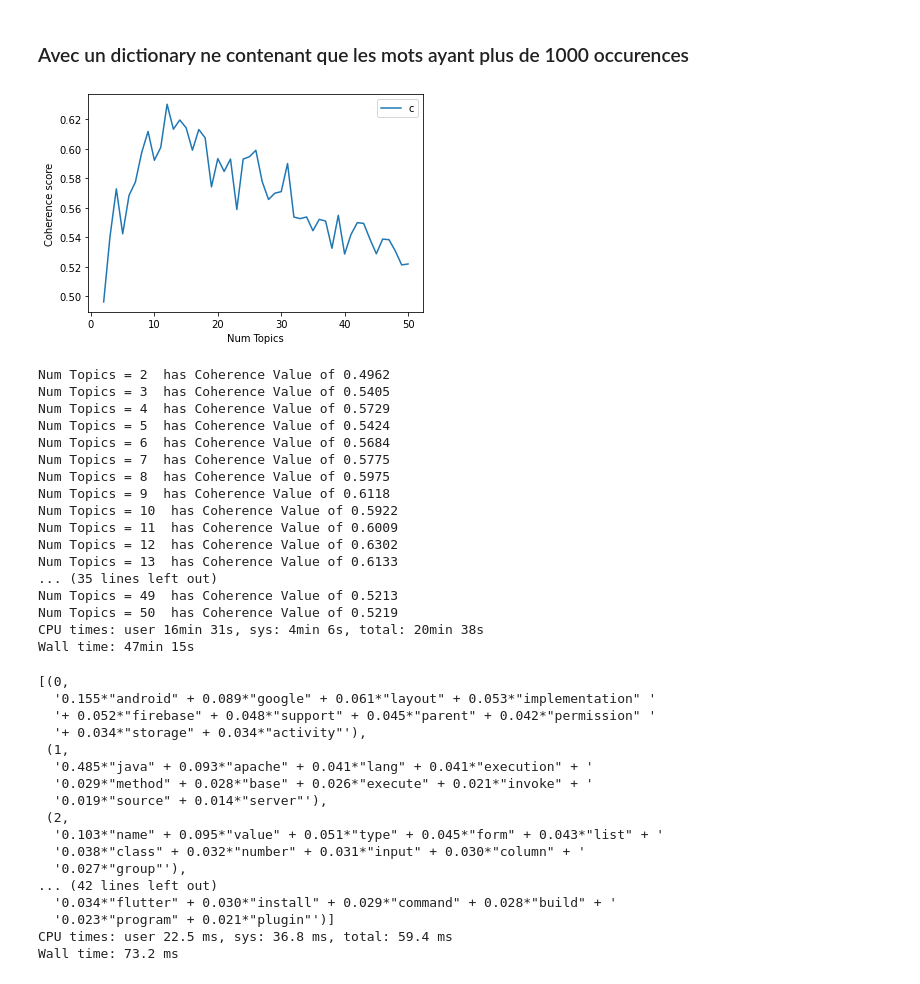
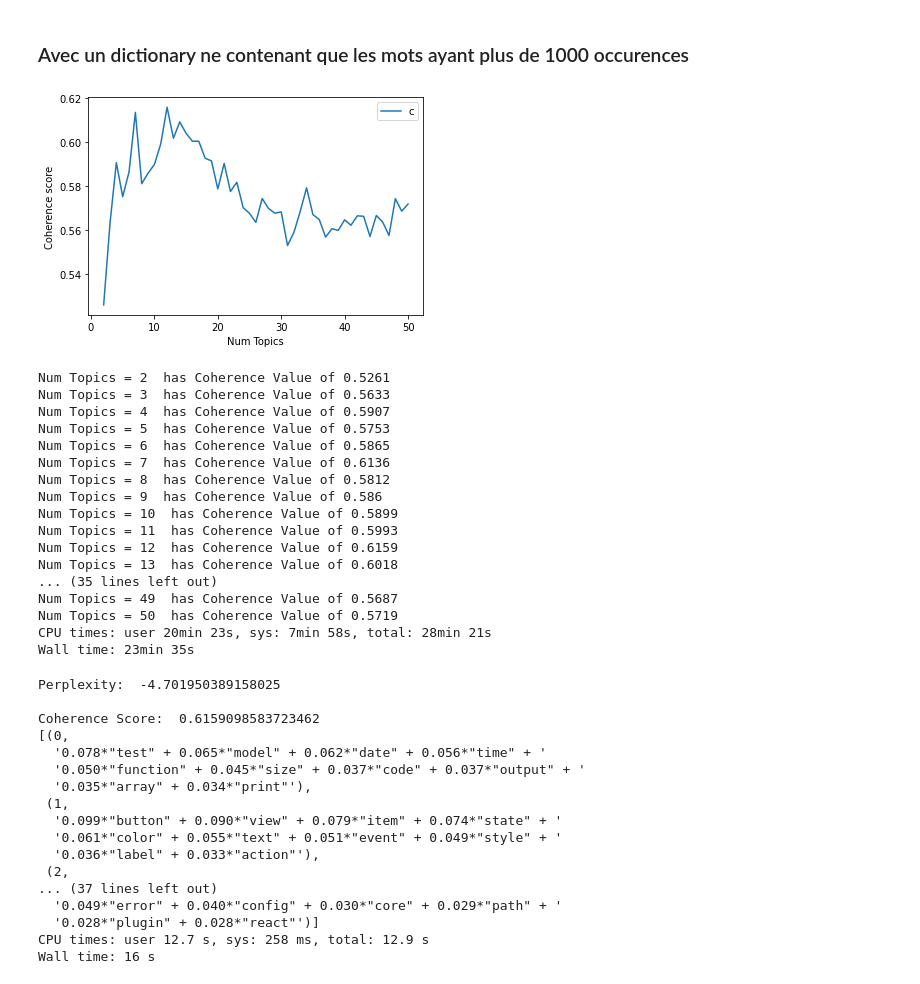
Before and after one commit to cedricsoares/openclassrooms-categoriser-automatiquement-des-questions, a Jupyter notebook: P5_01_notebooksnonsupervise.ipynb, the cells around one changed output. Drawn from its saved outputs; the diff is of its cells as text; code cells hidden in the pictures.

```diff
--- a/P5_01_notebooksnonsupervise.ipynb
+++ b/P5_01_notebooksnonsupervise.ipynb
@@ -54,7 +54,7 @@ def compute_coherence_values(dictionary, corpus, texts, limit, mallet=False, sta
                                 random_state=42,
                                 chunksize=100,
                                 passes=10,
-                                workers=3)
+                                workers=7)
 
         model_list.append(model)
         coherencemodel = CoherenceModel(model=model, texts=texts, dictionary=dictionary, coherence='c_v')
@@ -478,7 +480,7 @@ data = pd.read_pickle("./data/cleaned_corpus.pkl")
 texts = data['splitted_text'].to_list()
 id2word = corpora.Dictionary(texts)
 bow_corpus = [id2word.doc2bow(text) for text in texts]
-tfidf = TfidfModel(corpus)
+tfidf = TfidfModel(bow_corpus)
 tfidf_corpus = [tfidf[text] for text in bow_corpus]
 
 model_list, coherence_values = compute_coherence_values(mallet=False, dictionary=id2word, corpus=tfidf_corpus, texts=texts, start=2, limit=51, step=1)
@@ -692,66 +694,73 @@ Wall time: 13.3 s
 # %%
 %%time
 data = pd.read_pickle("./data/cleaned_corpus.pkl")
 texts = data['splitted_text'].to_list()
 id2word = corpora.Dictionary(texts)
-id2word.filter_extremes(no_below=500)
+id2word.filter_extremes(no_below=1000)
 bow_corpus = [id2word.doc2bow(text) for text in texts]
 
 model_list, coherence_values = compute_coherence_values(mallet=False, dictionary=id2word, corpus=bow_corpus, texts=texts, start=2, limit=51, step=1)
 
 limit=51; start=2; step=1;
 x = range(start, limit, step)
 plt.plot(x, coherence_values)
 plt.xlabel("Num Topics")
 plt.ylabel("Coherence score")
 plt.legend(("coherence_values"), loc='best')
 plt.show()
 
 for m, cv in zip(x, coherence_values):
     print("Num Topics =", m, " has Coherence Value of", round(cv, 4))
 # %% [output]
-[figure, old version]
+[figure, new version]
-Num Topics = 2  has Coherence Value of 0.4962
-Num Topics = 3  has Coherence Value of 0.5405
-Num Topics = 4  has Coherence Value of 0.5729
-Num Topics = 5  has Coherence Value of 0.5424
-Num Topics = 6  has Coherence Value of 0.5684
-Num Topics = 7  has Coherence Value of 0.5775
-Num Topics = 8  has Coherence Value of 0.5975
-Num Topics = 9  has Coherence Value of 0.6118
-Num Topics = 10  has Coherence Value of 0.5922
-Num Topics = 11  has Coherence Value of 0.6009
-Num Topics = 12  has Coherence Value of 0.6302
-Num Topics = 13  has Coherence Value of 0.6133
+Num Topics = 2  has Coherence Value of 0.5261
+Num Topics = 3  has Coherence Value of 0.5633
+Num Topics = 4  has Coherence Value of 0.5907
+Num Topics = 5  has Coherence Value of 0.5753
+Num Topics = 6  has Coherence Value of 0.5865
+Num Topics = 7  has Coherence Value of 0.6136
+Num Topics = 8  has Coherence Value of 0.5812
+Num Topics = 9  has Coherence Value of 0.586
+Num Topics = 10  has Coherence Value of 0.5899
+Num Topics = 11  has Coherence Value of 0.5993
+Num Topics = 12  has Coherence Value of 0.6159
+Num Topics = 13  has Coherence Value of 0.6018
 ... (35 lines left out)
-Num Topics = 49  has Coherence Value of 0.5213
-Num Topics = 50  has Coherence Value of 0.5219
-CPU times: user 16min 31s, sys: 4min 6s, total: 20min 38s
-Wall time: 47min 15s
+Num Topics = 49  has Coherence Value of 0.5687
+Num Topics = 50  has Coherence Value of 0.5719
+CPU times: user 20min 23s, sys: 7min 58s, total: 28min 21s
+Wall time: 23min 35s
 # %%
 %%time
 from pprint import pprint
-optimal_model = model_list[12]
+optimal_model = model_list[10]
+
+print('\nPerplexity: ', optimal_model.log_perplexity(bow_corpus))
+
+coherence_model_lda = CoherenceModel(model=optimal_model, texts=texts, dictionary=id2word, coherence='c_v')
+coherence_lda = coherence_model_lda.get_coherence()
+print('\nCoherence Score: ', coherence_lda)
+
 model_topics = optimal_model.show_topics(formatted=False)
 pprint(optimal_model.print_topics(num_words=10))
 # %% [output]
+Perplexity:  -4.701950389158025
+
+Coherence Score:  0.6159098583723462
 [(0,
-  '0.155*"android" + 0.089*"google" + 0.061*"layout" + 0.053*"implementation" '
-  '+ 0.052*"firebase" + 0.048*"support" + 0.045*"parent" + 0.042*"permission" '
-  '+ 0.034*"storage" + 0.034*"activity"'),
+  '0.078*"test" + 0.065*"model" + 0.062*"date" + 0.056*"time" + '
+  '0.050*"function" + 0.045*"size" + 0.037*"code" + 0.037*"output" + '
+  '0.035*"array" + 0.034*"print"'),
  (1,
-  '0.485*"java" + 0.093*"apache" + 0.041*"lang" + 0.041*"execution" + '
-  '0.029*"method" + 0.028*"base" + 0.026*"execute" + 0.021*"invoke" + '
-  '0.019*"source" + 0.014*"server"'),
+  '0.099*"button" + 0.090*"view" + 0.079*"item" + 0.074*"state" + '
+  '0.061*"color" + 0.055*"text" + 0.051*"event" + 0.049*"style" + '
+  '0.036*"label" + 0.033*"action"'),
  (2,
-  '0.103*"name" + 0.095*"value" + 0.051*"type" + 0.045*"form" + 0.043*"list" + '
-  '0.038*"class" + 0.032*"number" + 0.031*"input" + 0.030*"column" + '
-  '0.027*"group"'),
-... (42 lines left out)
-  '0.034*"flutter" + 0.030*"install" + 0.029*"command" + 0.028*"build" + '
-  '0.023*"program" + 0.021*"plugin"')]
-CPU times: user 22.5 ms, sys: 36.8 ms, total: 59.4 ms
-Wall time: 73.2 ms
+... (37 lines left out)
+  '0.049*"error" + 0.040*"config" + 0.030*"core" + 0.029*"path" + '
+  '0.028*"plugin" + 0.028*"react"')]
+CPU times: user 12.7 s, sys: 258 ms, total: 12.9 s
+Wall time: 16 s
 # %%
 %%time
 original_posts = data['Post'].to_list()
```
Also changed, not shown: parts of 27 cells of this notebook, 7 other files.
